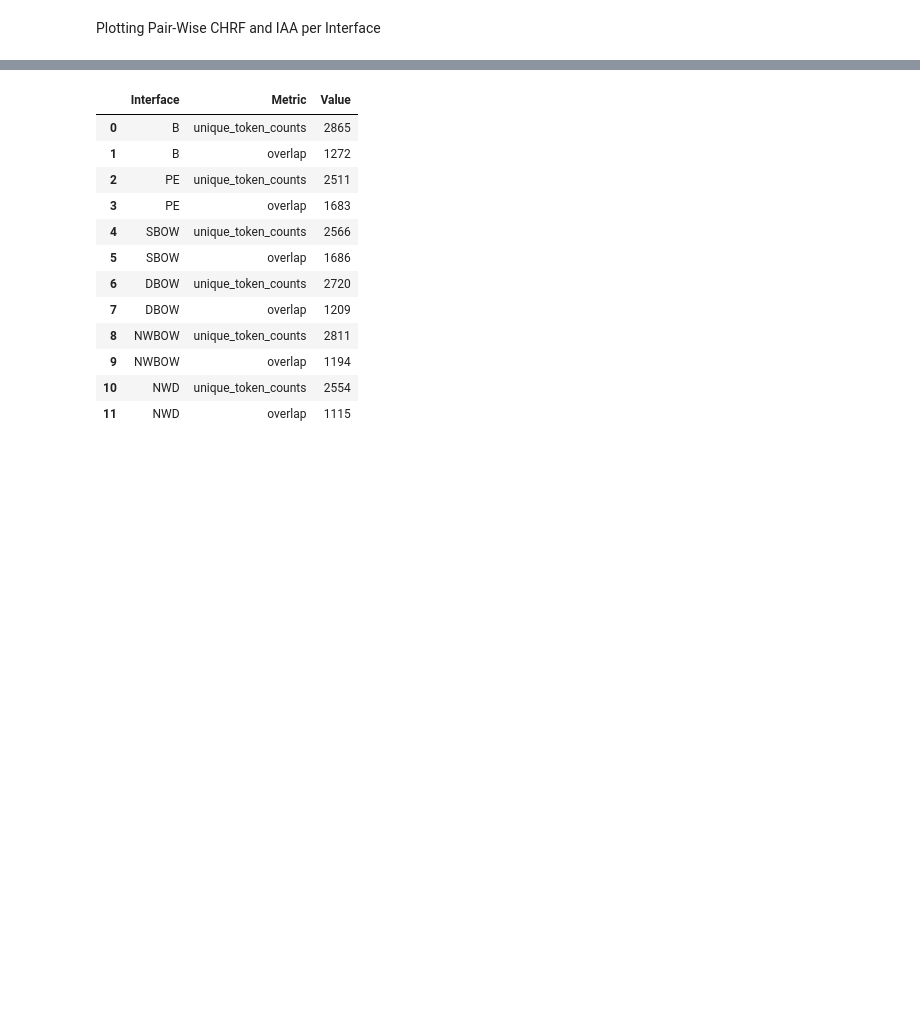
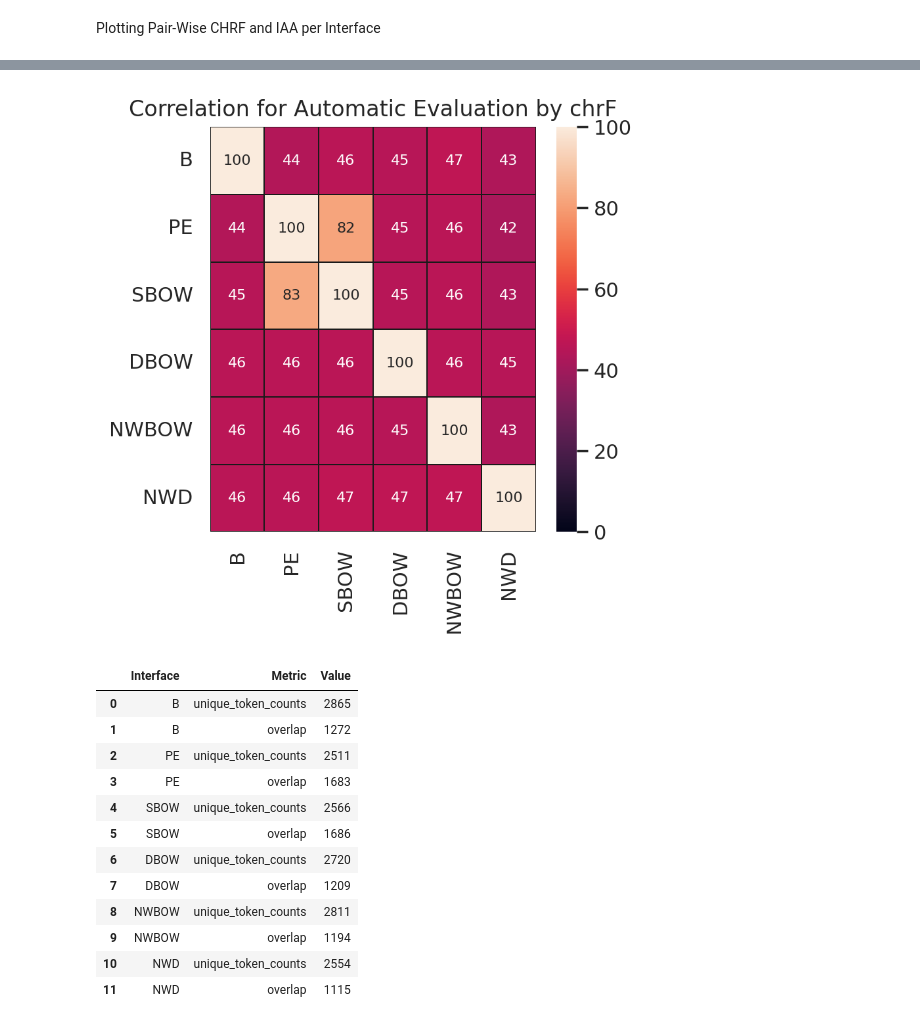
Before and after one commit to microsoft/INMT-lite, a Jupyter notebook: user-study/scripts/visualize.ipynb, the cells around one changed output, grey strips where cells are left out. Cells and saved outputs as stored; diff of their text form; code cells hidden in the pictures; blank space fills up the shorter version.

```diff
--- a/user-study/scripts/visualize.ipynb
+++ b/user-study/scripts/visualize.ipynb
@@ -162,10 +167,12 @@ plt.savefig('./results/plots/interface_sentence_quality_da_correlation.png', bbo
 # %%
 x_axis_labels = ['B', 'PE', 'SBOW', 'DBOW', 'NWBOW', 'NWD']
 y_axis_labels = ['B', 'PE', 'SBOW', 'DBOW', 'NWBOW', 'NWD']
 
-sns.heatmap(bleu_combined, cmap = 'rocket', vmin = 0, annot = True, linewidths = 0.65, linecolor = 'k',xticklabels = x_axis_labels, yticklabels = y_axis_labels,annot_kws={"fontsize":8})
-plt.title("Correlation between Sentence Quality (Automatic Evaluation by chrF)")
+sns.heatmap(np.array(bleu_combined).round(0), cmap = 'rocket', vmin = 0, annot = True, linewidths = 0.65, linecolor = 'k',xticklabels = x_axis_labels, yticklabels = y_axis_labels,annot_kws={"fontsize":8}, fmt='g')
+plt.title("Correlation for Automatic Evaluation by chrF")
 plt.savefig('./results/plots/interface_sentence_quality_chrf_correlation.png', bbox_inches='tight')
+# %% [output]
+[figure, added]
 # %%
 ##  Checking Vocabulary Overlap
 interfaces = ['B', 'PE', 'SBOW', 'DBOW', 'NWBOW', 'NWD']
```
Also changed, not shown: parts of 6 cells of this notebook, 17 other files.
